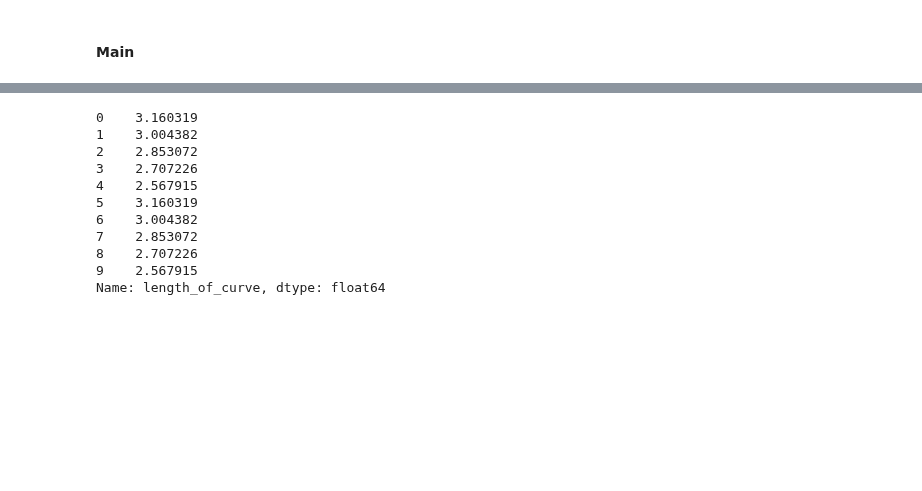
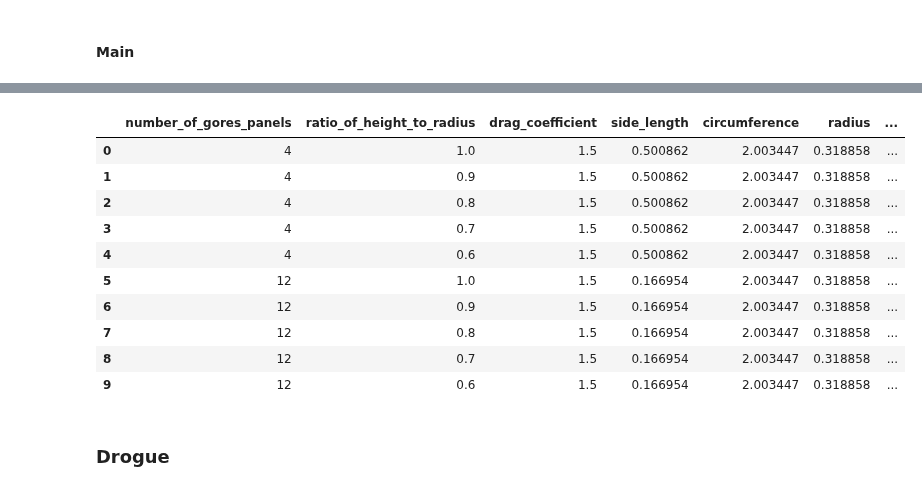
Before and after one commit to Iash5225/Python, a Jupyter notebook: notebooks/recovery_calcs.ipynb, the cells around one changed output, grey strips where cells are left out. Cells and saved outputs as stored; diff of their text form; code cells hidden in the pictures; blank space fills up the shorter version.

```diff
--- a/notebooks/recovery_calcs.ipynb
+++ b/notebooks/recovery_calcs.ipynb
@@ -132,7 +150,9 @@ print(density_of_air)
 # %% [markdown]
 #### General Data
 # %%
-area_cd = ParaCalc.calc_area_cd(safety_factor=MARGIN_FACTOR,rocket_mass=MASS_OF_ROCKET,air_density=density_of_air,descent_velocity=REQUIRED_DESCENT_VELOCITY)
-print(area_cd)
+main_area_cd = ParaCalc.calc_area_cd(safety_factor=MAIN_MARGIN_FACTOR, rocket_mass=MASS_OF_ROCKET,
+                                air_density=density_of_air, descent_velocity=MAIN_REQUIRED_DESCENT_VELOCITY)
+
+print(main_area_cd)
 # %% [output]
 19.86972938211758
@@ -142,0 +171,8 @@ evaluated_mass_per_unit_area = MASS_PER_UNIT_AREA *0.03 # TODO IDK WHERE THE 0.0
+# %%
+mass_per_unit_area_SI = MASS_PER_UNIT_AREA * \
+    0.03  # kgm/m^2
+
+cost_per_unit_area = item_list_df.loc[item_list_df['object']
+                                      == 'Ripstop nylon', 'cost_per_unit'].values[0]
+
+print(cost_per_unit_area)
@@ -217,16 +182,0 @@ display(round_parameters_df)
-# %%
-length_of_curve_without_hole = ParaCalc.calc_length_of_curve_without_hole(
-    round_parameters_df['length_of_curve'],HOLE_TO_CANOPY_AREA_RATIO)
-print(length_of_curve_without_hole)
-# %% [output]
-0    3.160319
-1    3.004382
-2    2.853072
-3    2.707226
-4    2.567915
-5    3.160319
-6    3.004382
-7    2.853072
-8    2.707226
-9    2.567915
-Name: length_of_curve, dtype: float64
@@ -232,0 +238,38 @@ Name: length_of_curve, dtype: float64
+# %%
+round_parameters_dict = {
+    'number_of_gores_panels': NUMBER_OF_GORES_PANELS,
+    'ratio_of_height_to_radius': RATIO_OF_HEIGHT_TO_RADIUS,
+    'drag_coefficient': DRAG_COEFFICIENT,
+    'side_length': side_length,
+    'circumference': circumference,
+    'radius': radius,
+    'length_of_curve': length_of_curve,
+    'semi_ellipsoid_depth': semi_ellipsoid_depth,
+    'length_of_curve_without_hole': length_of_curve_without_hole,
+    'material_area_per_gore': material_area_per_gore,
+    'material_area_per_chute': material_area_per_chute,
+    'material_area_for_net': material_area_for_net,
+    'mass_per_chute': mass_per_chute,
+    'cost_per_chute': cost_per_chute
+}
+
+
+# Convert the dictionary to a DataFrame
+
+round_parameters_main_df = pd.DataFrame(round_parameters_dict)
+
+display(round_parameters_main_df)
+# %% [output]
+|  | number_of_gores_panels | ratio_of_height_to_radius | drag_coefficient | side_length | circumference | radius | ... |
+| 0 | 4 | 1.0 | 1.5 | 0.500862 | 2.003447 | 0.318858 | ... |
+| 1 | 4 | 0.9 | 1.5 | 0.500862 | 2.003447 | 0.318858 | ... |
+| 2 | 4 | 0.8 | 1.5 | 0.500862 | 2.003447 | 0.318858 | ... |
+| 3 | 4 | 0.7 | 1.5 | 0.500862 | 2.003447 | 0.318858 | ... |
+| 4 | 4 | 0.6 | 1.5 | 0.500862 | 2.003447 | 0.318858 | ... |
+| 5 | 12 | 1.0 | 1.5 | 0.166954 | 2.003447 | 0.318858 | ... |
+| 6 | 12 | 0.9 | 1.5 | 0.166954 | 2.003447 | 0.318858 | ... |
+| 7 | 12 | 0.8 | 1.5 | 0.166954 | 2.003447 | 0.318858 | ... |
+| 8 | 12 | 0.7 | 1.5 | 0.166954 | 2.003447 | 0.318858 | ... |
+| 9 | 12 | 0.6 | 1.5 | 0.166954 | 2.003447 | 0.318858 | ... |
+# %% [markdown]
+### Drogue
```
Also changed, not shown: parts of 20 cells of this notebook, 7 other files.
